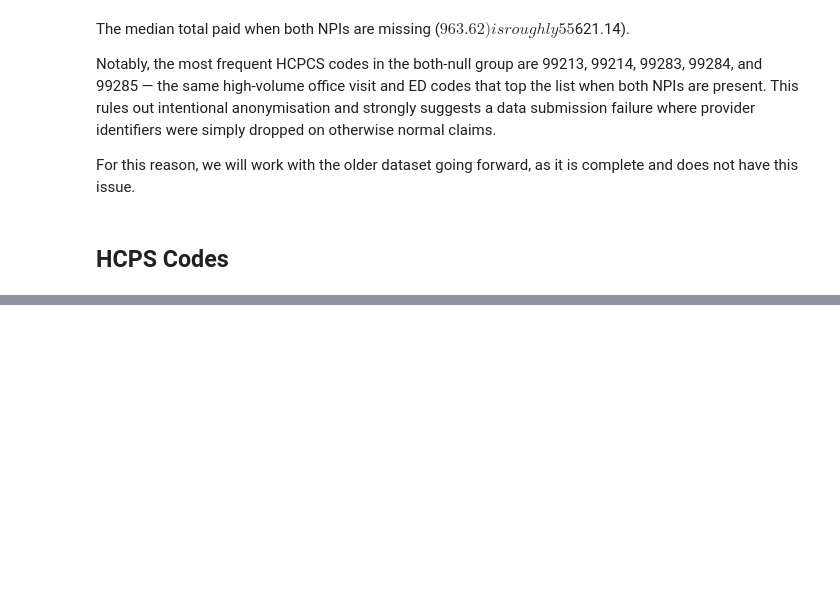
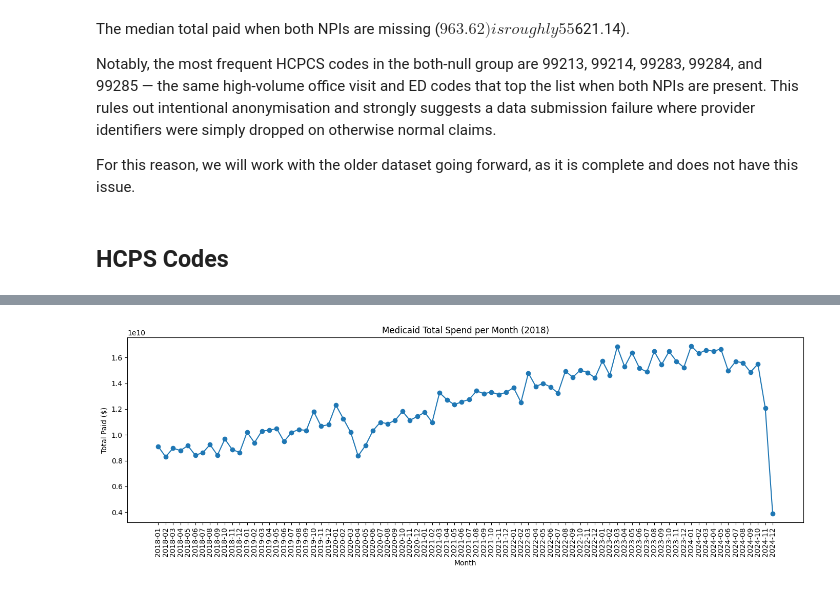
Before and after one commit to adilkassim/medicaid-provider-spending, a Jupyter notebook: notebooks/eda_new.ipynb, the cells around one changed output, grey strips where cells are left out. Cells and saved outputs as stored; diff of their text form; code cells hidden in the pictures; blank space fills up the shorter version.

```diff
--- a/notebooks/eda_new.ipynb
+++ b/notebooks/eda_new.ipynb
@@ -312,0 +650,21 @@ ORDER BY COUNT(HCPCS_CODE) DESC
+# %%
+all_months = con.sql("""
+    SELECT
+        CLAIM_FROM_MONTH, SUM(TOTAL_PAID) as TOTAL_PAID
+    FROM dataset
+    WHERE NOT SERVICING_PROVIDER_NPI_NUM = '5200000300'
+
+    GROUP BY CLAIM_FROM_MONTH
+    ORDER BY CLAIM_FROM_MONTH
+""").to_df()
+# %%
+fig, ax = plt.subplots(figsize=(14, 5))
+ax.plot(all_months["CLAIM_FROM_MONTH"], all_months["TOTAL_PAID"], marker="o", linewidth=1.5)
+ax.set_xlabel("Month")
+ax.set_ylabel("Total Paid ($)")
+ax.set_title("Medicaid Total Spend per Month (2018)")
+ax.tick_params(axis="x", rotation=90)
+plt.tight_layout()
+plt.show()
+# %% [output]
+[figure, added]
```
Also changed, not shown: parts of 40 cells of this notebook.
